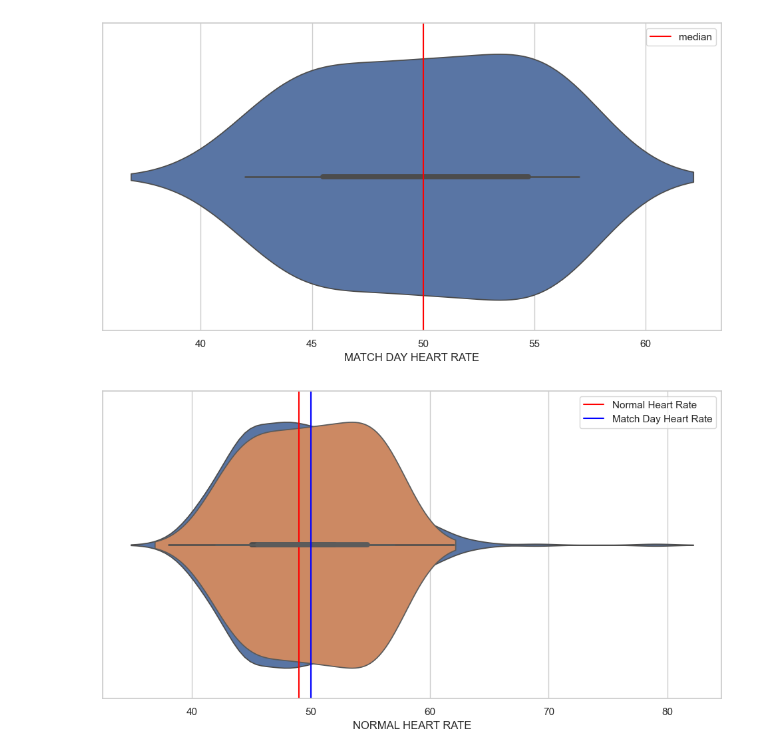
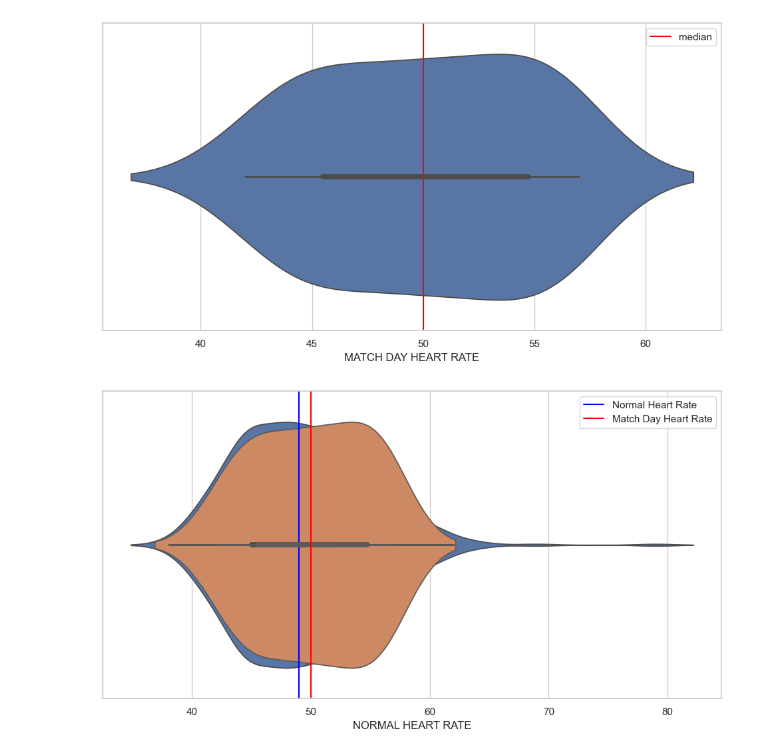
Before and after one commit to Miquelpg6/project_2, a Jupyter notebook: project_2/visualizations.ipynb, the cells around one changed output. Drawn from its saved outputs; the diff is of its cells as text; code cells hidden in the pictures.

```diff
--- a/project_2/visualizations.ipynb
+++ b/project_2/visualizations.ipynb
@@ -13,7 +13,12 @@ sns.set(rc={"figure.figsize": (12.,6.)})
 sns.set_style("whitegrid")
 # %%
 
-df_federacio = pd.read_csv("../project_2/df_federacio.csv")
+def read_DF(file_path):
+    df = pd.read_csv(file_path)
+    return df
+
+file_path = "df_federacio.csv"
+df_federacio = read_DF(file_path)
 df_federacio
 # %% [output]
 |  | ROUND | RESULTS | DATE | W/D/L |
@@ -52,0 +41,5 @@ df_garmin
+# %%
+
+file_path = "df_garmin.csv"
+df_garmin = read_DF(file_path)
+df_garmin
@@ -182,24 +202,26 @@ plt.legend()
 <matplotlib.legend.Legend at 0x...>
 [figure]
 # %%
-import seaborn as sns
-import matplotlib.pyplot as plt
 
-# Create a single figure and axis to host the violin plots
-fig, ax = plt.subplots()
+def violin_plot (df):
 
-# Plot the first violin plot on the specified axis
-sns.violinplot(x=df_garmin['NORMAL HEART RATE'], ax=ax)
-ax.axvline(x=df_garmin['NORMAL HEART RATE'].median(), c="red", label="Normal Heart Rate")
+    # Create a single figure and axis to host the violin plots
+    fig, ax = plt.subplots()
 
-# Plot the second violin plot on the same axis
-sns.violinplot(x=merged_df['MATCH DAY HEART RATE'], ax=ax)
-ax.axvline(x=merged_df['MATCH DAY HEART RATE'].median(), c="blue", label="Match Day Heart Rate")
+    # Plot the first violin plot on the specified axis
+    sns.violinplot(x=df_garmin['NORMAL HEART RATE'], ax=ax)
+    ax.axvline(x=df_garmin['NORMAL HEART RATE'].median(), c="blue", label="Normal Heart Rate")
 
-# Add legends
-plt.legend()
+    # Plot the second violin plot on the same axis
+    sns.violinplot(x=merged_df['MATCH DAY HEART RATE'], ax=ax)
+    ax.axvline(x=merged_df['MATCH DAY HEART RATE'].median(), c="red", label="Match Day Heart Rate")
 
-# Show the plot
-plt.show()
+    # Add legends
+    plt.legend()
+
+    # Show the plot
+    return plt.show()
+
+violin_plot(merged_df)
 # %% [output]
-[figure, old version]
+[figure, new version]
```
Also changed, not shown: parts of 15 cells of this notebook, 15 other files.
